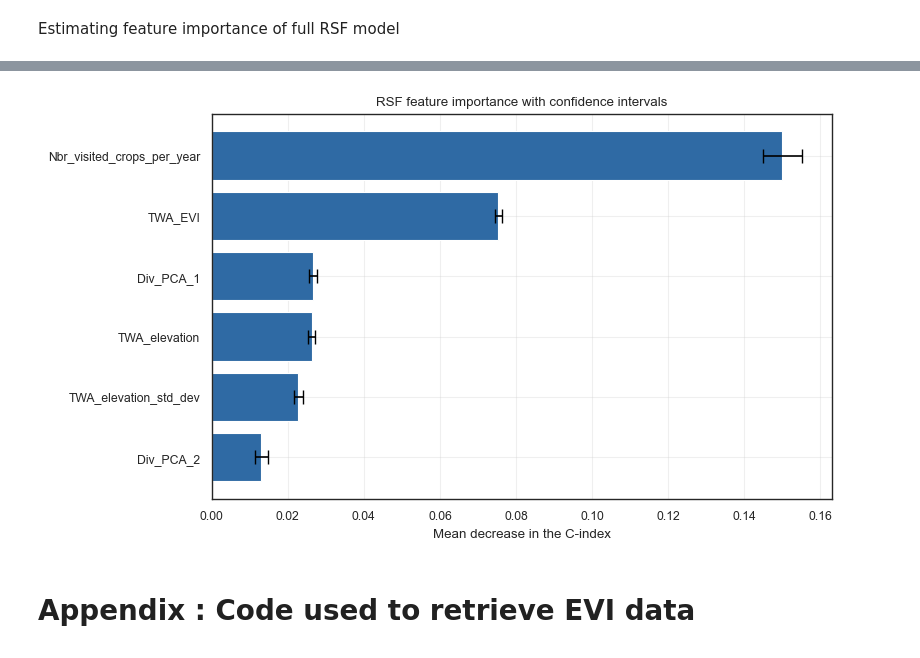
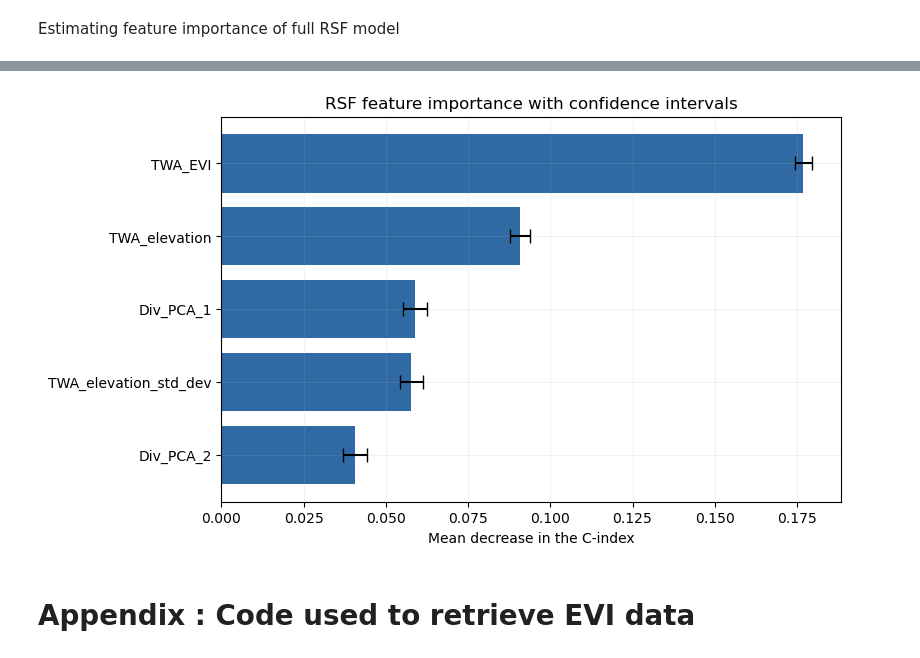
Before and after one commit to julvad/a2-ledge_nectar, a Jupyter notebook: notebook.ipynb, the cells around one changed output, grey strips where cells are left out. Saved outputs shown, nothing was run; the diff lists cells and outputs as text; code cells hidden in the pictures.

```diff
--- a/notebook.ipynb
+++ b/notebook.ipynb
@@ -2229,7 +2225,7 @@ E = df['E'].astype(int)
 # Combine 'Years' and 'E' into a structured array for survival analysis
 y = Surv.from_arrays(E, T)
 
-X_train, X_test, y_train, y_test = train_test_split(X, y, test_size=0.25, stratify=E, random_state=1)
+X_train, X_test, y_train, y_test = train_test_split(X, y, test_size=0.3, stratify=E, random_state=1)
 # %%
 rsf = RandomSurvivalForest(random_state=1)
 
@@ -2239,14 +2235,12 @@ model_grid = grid.fit(X_train, y_train)
 
 model_grid.best_params_
 # %%
-# Initialize the Random Survival Forest model
-rsf = RandomSurvivalForest(n_estimators=500, random_state=1, max_depth=10, min_samples_leaf=2
+# Initialize and fit the Random Survival Forest model
+rsf = RandomSurvivalForest(n_estimators=500, random_state=1, max_depth=50, min_samples_leaf=2
                         #   ,max_features='sqrt'
                            )
 
-# Fit the model on training split
 rsf.fit(X_train,y_train)
-
 # Predict on testing split and get C-index
 rsf.score(X_test,y_test)
 # %% [markdown]
@@ -2254,15 +2248,18 @@ rsf.score(X_test,y_test)
 # %% [markdown]
 #### Survival probability curves
 # %%
+## Creating a sample of the X split but adding the grouping column
+df_Xtemp = X.join(df[['most_visited_crop_500','T']])
+
 ## creating a median grouped sample
-## Creating a sample of the X split but adding the grouping column
-median_sample = X.join(df[['most_visited_crop_500','T']]).groupby('most_visited_crop_500').median(numeric_only=True).reset_index()
+median_sample = df_Xtemp.groupby('most_visited_crop_500').median(numeric_only=True).reset_index()
 
 median_sample.index = median_sample['most_visited_crop_500']
 
 # Delete the column from its original position
 del median_sample['most_visited_crop_500']
 
+# reindex, and invert index and columns
 median_sample = median_sample.reindex(custom_order)
 
 median_sample
@@ -2511,21 +2501,23 @@ var_imp
 # %%
-# Plotting vimp
+vimp = var_imp
+
+# Plotting the horizontal bar plot with confidence intervals
 plt.figure(figsize=(8, 5))
-
-plt.barh(vimp['Feature'], vimp['Mean importance'], xerr=vimp['Std. dev. importance'],
+plt.grid(True, alpha=0.17)
+# Plotting the mean importance as bars
+plt.barh(vimp.index, vimp['importances_mean'], xerr=vimp['importances_std']*2,
          capsize=5, color='#2f6aa4', ecolor='black', linestyle='-')
 
 
 plt.xlabel('Mean decrease in the C-index')
 plt.title('RSF feature importance with confidence intervals')
 plt.gca().invert_yaxis()
-plt.grid(True, alpha=0.3)
 
-# plt.savefig(r'path',dpi=300,bbox_inches='tight')
+# plt.savefig(r'path.png',dpi=300,bbox_inches='tight')
 
 plt.show()
 # %% [output]
-[figure, old version]
+[figure, new version]
 # %%
 # export var imp table
 # var_imp.to_csv(r'path\var_imp.csv')
```
Also changed, not shown: parts of 18 cells of this notebook.
